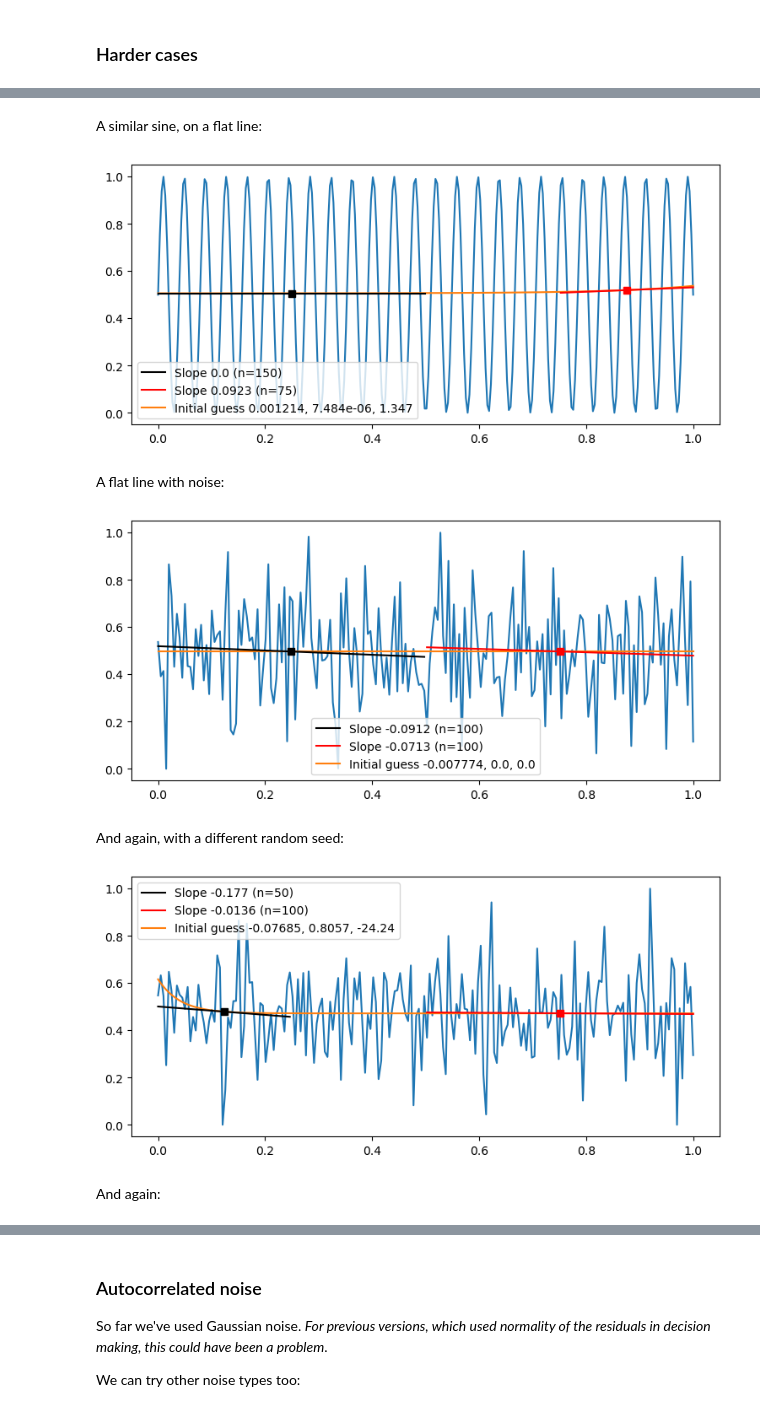
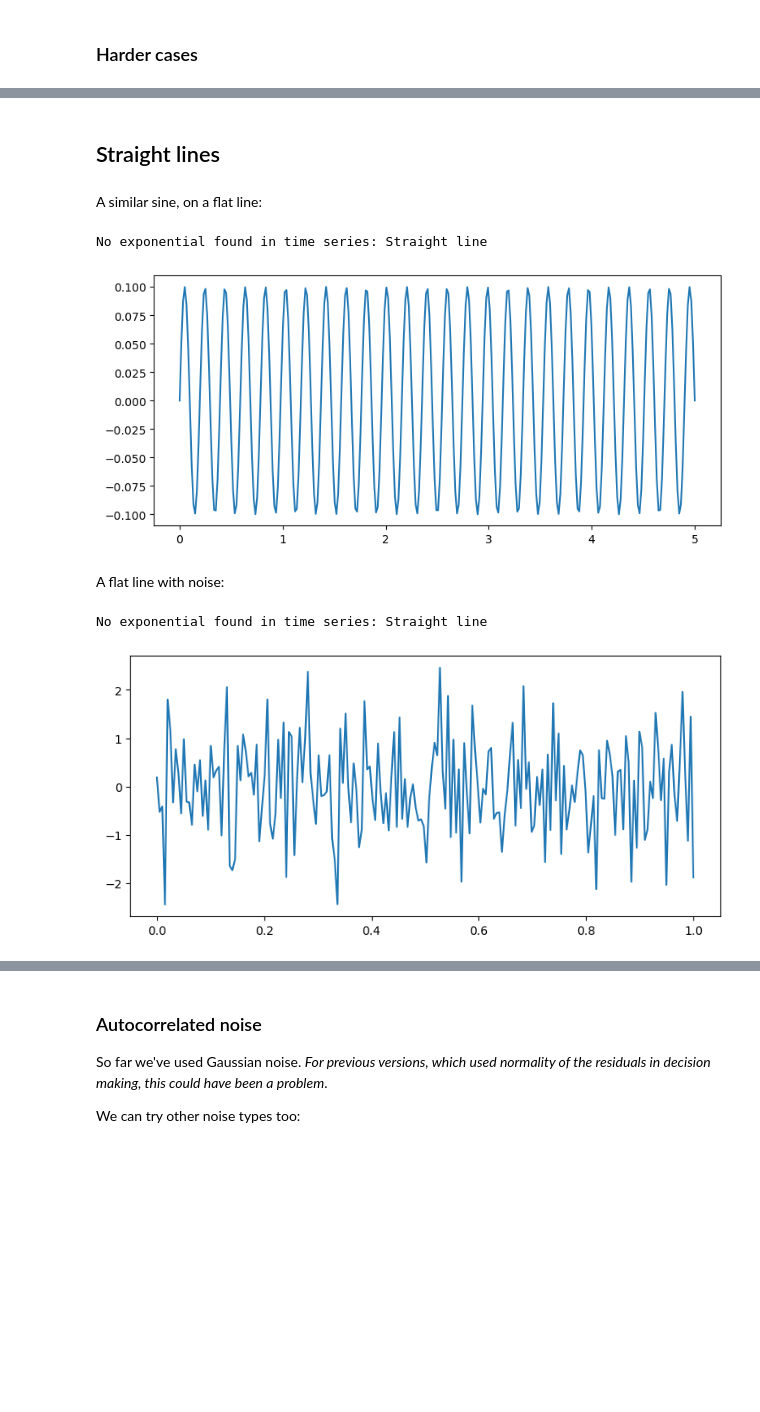
Before and after one commit to myokit/expfit, a Jupyter notebook: docs/expfit-1-single-estimate.ipynb, the cells around one changed output, grey strips where cells are left out. Saved outputs shown, nothing was run; the diff lists cells and outputs as text; code cells hidden in the pictures; blank space fills up the shorter version.

```diff
--- a/docs/expfit-1-single-estimate.ipynb
+++ b/docs/expfit-1-single-estimate.ipynb
@@ -288,14 +263,24 @@ demo(x, y)
+# %% [markdown]
+## Straight lines
 # %% [markdown]
 A similar sine, on a flat line:
 # %%
 a0, b0, c0 = 1, -2, -9
 x = np.linspace(0, 5, 300)
 y = a0 * np.zeros(x.shape)
 y += 0.1 * np.sin(10.2 * np.pi * x)
 
-demo(x, y)
+fig = plt.figure(figsize=(9, 4))
+ax = fig.add_subplot()
+ax.plot(x, y, label='Data')
+
+try:
+    expfit.estimate_initial_single(expfit.UnitSquaredSeries(x, y))
+except Exception as e:
+    print(e)
 # %% [output]
+No exponential found in time series: Straight line
-[figure, old version]
+[figure, new version]
 # %% [markdown]
 A flat line with noise:
 # %%
@@ -303,18 +288,15 @@ rng = np.random.default_rng(2)
 x = np.linspace(0, 1, 200)
 y = 3 * np.zeros(x.shape)
 y += rng.normal(0, 1, x.shape)
-demo(x, y)
+
+fig = plt.figure(figsize=(9, 4))
+ax = fig.add_subplot()
+ax.plot(x, y, label='Data')
+
+try:
+    expfit.estimate_initial_single(expfit.UnitSquaredSeries(x, y))
+except Exception as e:
+    print(e)
 # %% [output]
+No exponential found in time series: Straight line
-[figure, old version]
+[figure, new version]
-# %% [markdown]
-And again, with a different random seed:
-# %%
-rng = np.random.default_rng(1)
-x = np.linspace(0, 1, 200)
-y = 3 * np.zeros(x.shape)
-y += rng.normal(0, 1, x.shape)
-demo(x, y)
-# %% [output]
-[figure, removed]
-# %% [markdown]
-And again:
```
Also changed, not shown: parts of 17 cells of this notebook, 10 other files.
